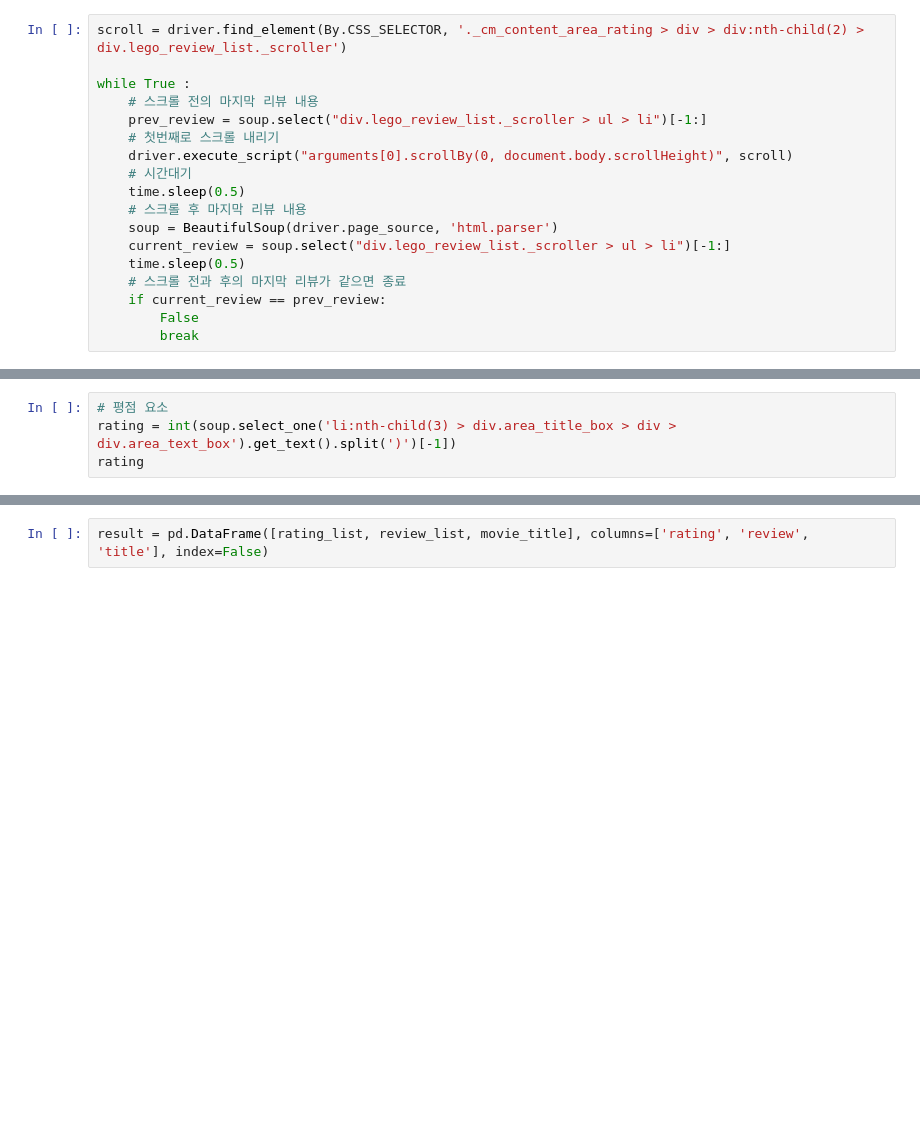
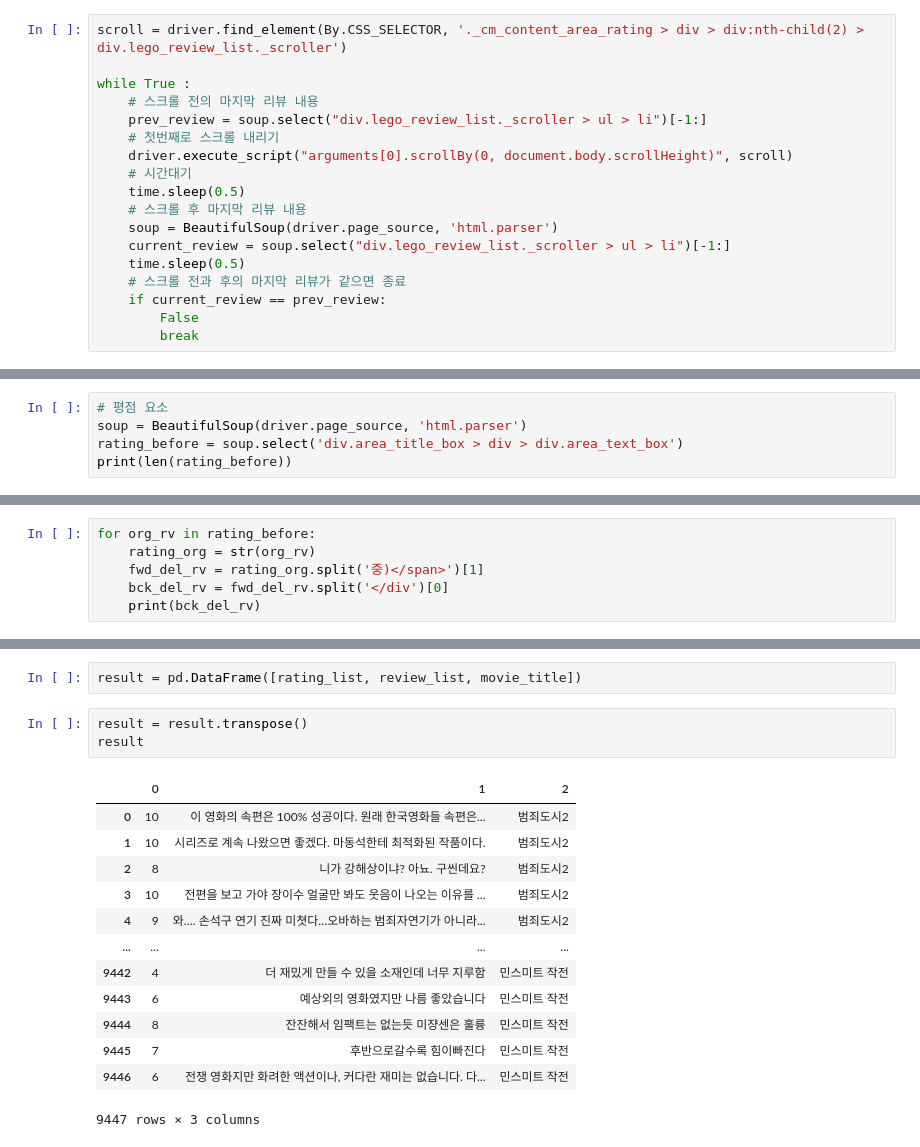
Before and after one commit to sangchun1/movie_rating_predict, a Jupyter notebook: crawling/review-rating.ipynb, the cells around one changed output, grey strips where cells are left out. Cells and saved outputs as stored; diff of their text form; blank space fills up the shorter version.

Commit message:
review-rating 작성중 및 샘플 업로드  230522

```diff
--- a/crawling/review-rating.ipynb
+++ b/crawling/review-rating.ipynb
@@ -137,5 +136,6 @@ for org in review_list:
 # %%
 # 평점 요소
-rating = int(soup.select_one('li:nth-child(3) > div.area_title_box > div > div.area_text_box').get_text().split(')')[-1])
-rating
+soup = BeautifulSoup(driver.page_source, 'html.parser')
+rating_before = soup.select('div.area_title_box > div > div.area_text_box')
+print(len(rating_before))
 # %% [output]
@@ -142,0 +143,6 @@ rating
+# %%
+for org_rv in rating_before:
+    rating_org = str(org_rv)
+    fwd_del_rv = rating_org.split('중)</span>')[1]
+    bck_del_rv = fwd_del_rv.split('</div')[0]
+    print(bck_del_rv)
@@ -256,2 +309,19 @@ KeyboardInterrupt:
 # %%
-result = pd.DataFrame([rating_list, review_list, movie_title], columns=['rating', 'review', 'title'], index=False)
+result = pd.DataFrame([rating_list, review_list, movie_title])
+# %%
+result = result.transpose()
+result
+# %% [output]
+|  | 0 | 1 | 2 |
+| 0 | 10 | 이 영화의 속편은 100% 성공이다. 원래 한국영화들 속편은... | 범죄도시2 |
+| 1 | 10 | 시리즈로 계속 나왔으면 좋겠다. 마동석한테 최적화된 작품이다. | 범죄도시2 |
+| 2 | 8 | 니가 강해상이냐? 아뇨. 구씬데요? | 범죄도시2 |
+| 3 | 10 | 전편을 보고 가야 장이수 얼굴만 봐도 웃음이 나오는 이유를 ... | 범죄도시2 |
+| 4 | 9 | 와…. 손석구 연기 진짜 미쳣다…오바하는 범죄자연기가 아니라... | 범죄도시2 |
+| ... | ... | ... | ... |
+| 9442 | 4 | 더 재밌게 만들 수 있을 소재인데 너무 지루함 | 민스미트 작전 |
+| 9443 | 6 | 예상외의 영화였지만 나름 좋았습니다 | 민스미트 작전 |
+| 9444 | 8 | 잔잔해서 임팩트는 없는듯 미쟝센은 훌륭 | 민스미트 작전 |
+| 9445 | 7 | 후반으로갈수록 힘이빠진다 | 민스미트 작전 |
+| 9446 | 6 | 전쟁 영화지만 화려한 액션이나, 커다란 재미는 없습니다. 다... | 민스미트 작전 |
+9447 rows × 3 columns
```
Also changed, not shown: parts of 12 cells of this notebook, 1 other file.
